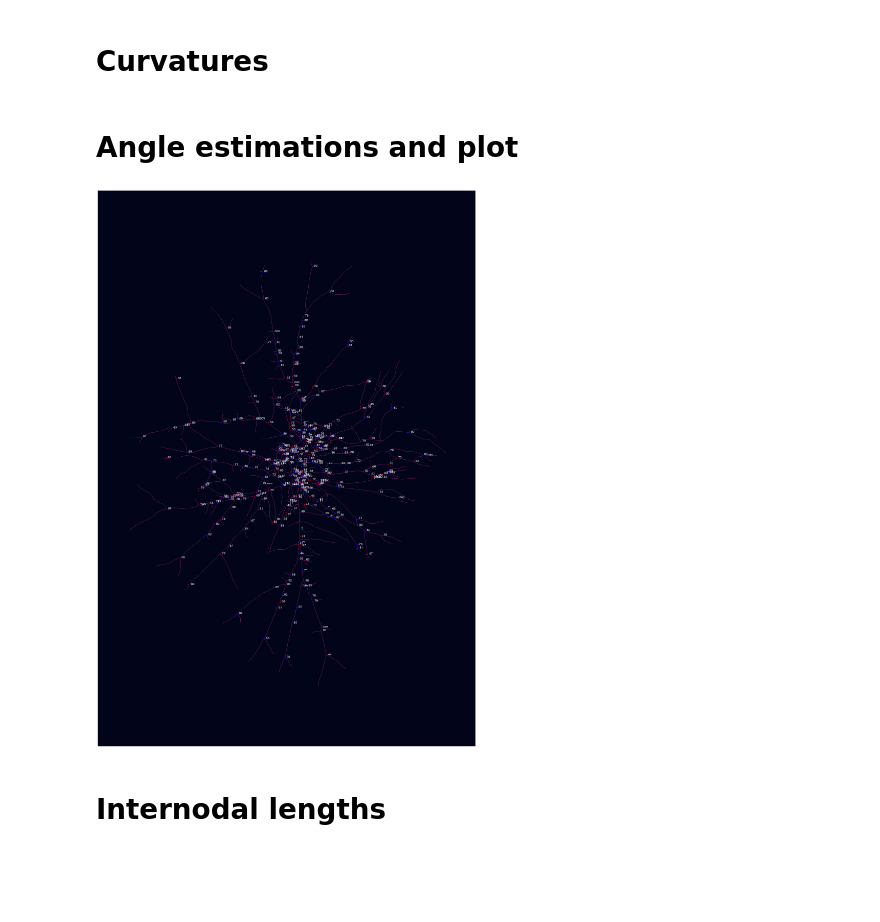
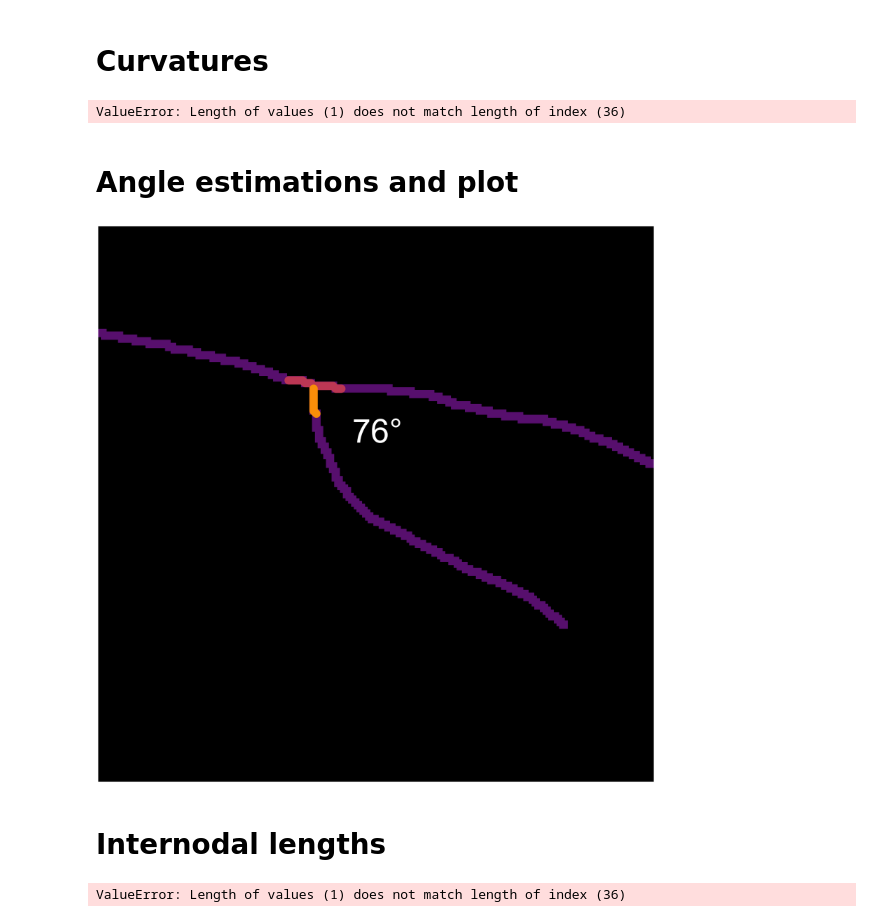
Before and after one commit to jcd12/imaging-biobuilders, a Jupyter notebook: playing around.ipynb, the cells around one changed output. Cells and saved outputs as stored; diff of their text form; code cells hidden in the pictures; blank space fills up the shorter version.

Commit message:
Added more plots

```diff
--- a/playing around.ipynb
+++ b/playing around.ipynb
@@ -176,9 +176,9 @@ for idx in range(0, 1):
 
     bin_img = morphology.remove_small_objects(bin_img, min_size=10000, connectivity=2)
 
-    bin_img = filters.median(bin_img, selem=morphology.square(5))
+    filter_bin_img = filters.median(bin_img, selem=morphology.square(5))
 
-    ske_img = morphology.skeletonize(bin_img)
+    ske_img = morphology.skeletonize(filter_bin_img)
     ske_img = morphology.remove_small_objects(ske_img, min_size=1000, connectivity=2)
 
     # build graph from skeleton
@@ -273,6 +281,8 @@ curv_df = curv_df.loc[:, ["img_index", "gene", "curvatures"]]
 curv_df = curv_df.explode('curvatures')
 curv_df["curvatures"] = curv_df["curvatures"].astype(float)
 curv_df
+# %% [output]
+ValueError: Length of values (1) does not match length of index (36)
 # %%
 g = sns.FacetGrid(data=curv_df, col="gene", xlim=(0.01, max(curv_df["curvatures"])))
 g.map(sns.distplot, "curvatures",
@@ -283,6 +293,12 @@ curv_df["curvatures"].reset_index(drop=True)
 # Angle estimations and plot
 # %%
 f, ax = plt.subplots(figsize=[30,40])
+import matplotlib
+
+ske_small = ske_img[3500:3700, 2850:3050]
+colors = sns.color_palette("inferno", 3)
+
+graph = sknw.build_sknw(ske_small)
 
 nodes = graph.nodes()
 angles = list()
@@ -318,39 +334,51 @@ for i in nodes:
 
         _, _, r_value, _, _ = stats.linregress(temp_data)
         r_squared = r_value**2
 
         r_vals.append(r_squared)
 
+
+
+
+
     best_idx = sets[np.argmax(r_vals)]
     last_idx = list(set([0,1,2]).difference(set(best_idx)))[0]
 
     # create two lines, one through two best sets and one through last set.
     temp_data = np.concatenate((p[best_idx[0]], p[best_idx[1]]), axis=0)
     slope1, _, _, _, _ = stats.linregress(temp_data)
     slope2, _, _, _, _ = stats.linregress(p[last_idx][:,0], p[last_idx][:,1])
 
     alpha, beta = np.arctan(slope1)*180/3.14, np.arctan(slope2)*180/3.14
     angle = alpha - beta
+
+    if np.isnan(alpha):
+        angle = 90
+    if np.isnan(beta):
+        angle = 90
+
     #angle = (m1 - m2)*180/3.14
     if angle < 0:
         angle = -angle
     if angle > 90:
         angle = 180 - angle
 
+
     angles.append(angle)
 
-    plt.plot(p[best_idx[0]][:, 1], p[best_idx[0]][:, 0], color="b")
-    plt.plot(p[best_idx[1]][:, 1], p[best_idx[1]][:, 0], color="b")
-    plt.plot(p[last_idx][:, 1], p[last_idx][:, 0], color="r")
-    plt.text(c[1], c[0], f"  {angle:.0f}", fontsize=12, color="w") #angle:.0f
+    plt.plot(p[best_idx[0]][:, 1], p[best_idx[0]][:, 0], color=colors[1], linewidth=25)
+    plt.plot(p[best_idx[1]][:, 1], p[best_idx[1]][:, 0], color=colors[1], linewidth=25)
+    plt.plot(p[last_idx][:, 1], p[last_idx][:, 0], color=colors[2], linewidth=25)
+    plt.text(c[1]+7, c[0]+20, f"  {angle:.0f}°", fontsize=100, color="w") #angle:.0f
 
 
 ax.set_aspect('equal')
-ax.imshow(ske_img)
+ax.imshow(morphology.binary_dilation(ske_small, selem=morphology.square(3)),
+           cmap = matplotlib.colors.ListedColormap(['black', colors[0]]), interpolation=None)
 plt.axis('off')
 plt.show()
 # %% [output]
-[figure, old version]
+[figure, new version]
 # %% [markdown]
 # Internodal lengths
 # %%
@@ -361,6 +389,8 @@ inter_df = inter_df.loc[:, ["img_index", "gene", "internodal"]]
 
 inter_df = inter_df.explode('internodal')
 inter_df
+# %% [output]
+ValueError: Length of values (1) does not match length of index (36)
 # %%
 g = sns.FacetGrid(data=inter_df, col="gene", aspect=1, xlim=(0,125))
 g.map(sns.distplot, "internodal")
```
Also changed, not shown: parts of 15 cells of this notebook, 1 other file.
